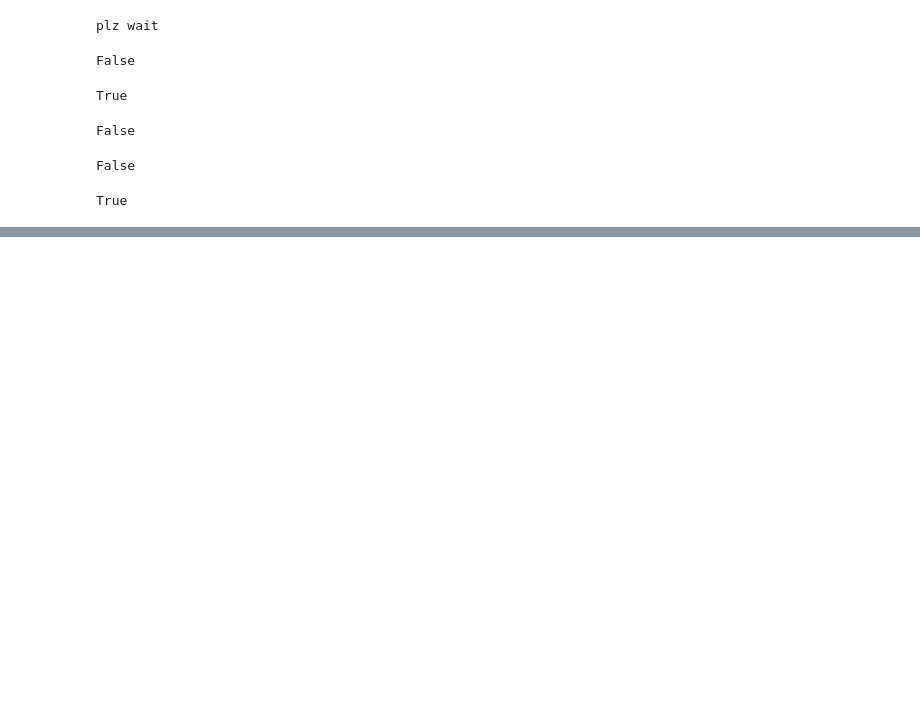
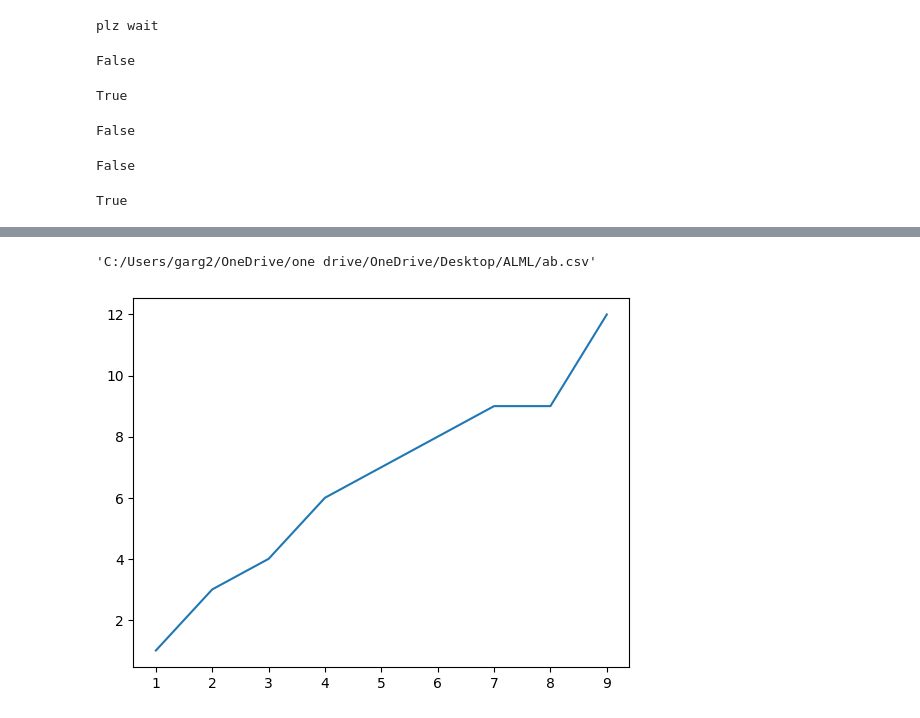
Before and after one commit to vishalshrma6168/ml2, a Jupyter notebook: Untitled.ipynb, the cells around one changed output, grey strips where cells are left out. Saved outputs shown, nothing was run; the diff lists cells and outputs as text; code cells hidden in the pictures; blank space fills up the shorter version.

```diff
--- a/Untitled.ipynb
+++ b/Untitled.ipynb
@@ -659,0 +773,37 @@ True
+# %%
+import numpy as np
+import pandas as pd
+np.random.seed(42)
+rows=10000
+data={
+    "area":np.random.randint(500,5000,rows),
+    "bedrooms":np.random.randint(1,6,rows),
+    "bathrooms":np.random.randint(1,5,rows)
+}
+data['price']=(
+    data["area"]*150
+    + data["bathrooms"]*40000
+    +data["bedrooms"]*50000
+    +np.random.randint(-50000,50000,rows)
+)
+df=pd.DataFrame(data)
+file_path="C:/Users/garg2/OneDrive/one drive/OneDrive/Desktop/ALML/ab.csv"
+df.to_csv(file_path,index=False)
+file_path
+# %% [output]
+'C:/Users/garg2/OneDrive/one drive/OneDrive/Desktop/ALML/ab.csv'
+# %%
+import pandas as pd
+import seaborn as sns
+import matplotlib.pyplot as plt
+a=[1,2,3,4,5,6,7,8,9]
+b=[1,3,4,6,7,8,9,9,12]
+x=pd.DataFrame({
+    "data1":a,
+    "data2":b
+})
+
+sns.lineplot(x=a,y=b,data=x)
+plt.show()
+# %% [output]
+[figure, added]
```
Also changed, not shown: parts of 31 cells of this notebook, 6 other files.
